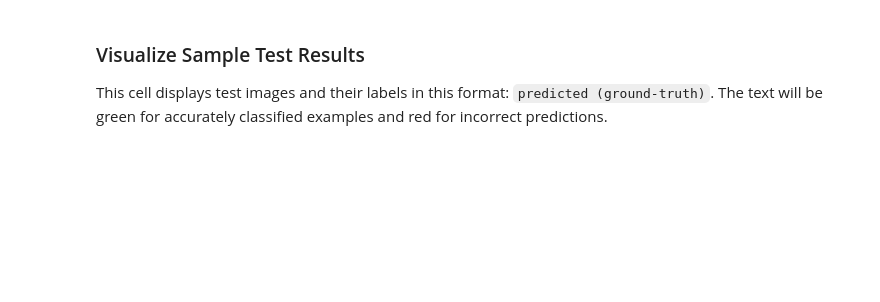
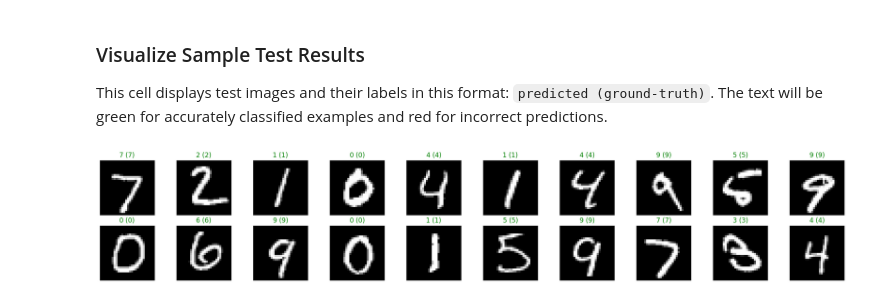
Before and after one commit to tozanni/deeplearning_with_pytorch, a Jupyter notebook: mnist_cnn_exercise.ipynb, the cells around one changed output. Drawn from its saved outputs; the diff is of its cells as text; code cells hidden in the pictures; blank space fills up the shorter version.

```diff
--- a/mnist_cnn_exercise.ipynb
+++ b/mnist_cnn_exercise.ipynb
@@ -81,13 +67,13 @@ import matplotlib.pyplot as plt
 
 # obtain one batch of training images
 dataiter = iter(train_loader)
-images, labels = dataiter.next()
+images, labels = next(dataiter)
 images = images.numpy()
 
 # plot the images in the batch, along with the corresponding labels
 fig = plt.figure(figsize=(25, 4))
 for idx in np.arange(20):
-    ax = fig.add_subplot(2, 20/2, idx+1, xticks=[], yticks=[])
+    ax = fig.add_subplot(2, 10, idx+1, xticks=[], yticks=[])
     ax.imshow(np.squeeze(images[idx]), cmap='gray')
     # print out the correct label for each image
     # .item() gets the value contained in a Tensor
@@ -342,19 +364,21 @@ This cell displays test images and their labels in this format: `predicted (grou
 # %%
 # obtain one batch of test images
 dataiter = iter(test_loader)
-images, labels = dataiter.next()
+images, labels = next(dataiter)
 
 # get sample outputs
 output = model(images)
 # convert output probabilities to predicted class
 _, preds = torch.max(output, 1)
 # prep images for display
 images = images.numpy()
 
 # plot the images in the batch, along with predicted and true labels
 fig = plt.figure(figsize=(25, 4))
 for idx in np.arange(20):
-    ax = fig.add_subplot(2, 20/2, idx+1, xticks=[], yticks=[])
+    ax = fig.add_subplot(2, 10, idx+1, xticks=[], yticks=[])
     ax.imshow(np.squeeze(images[idx]), cmap='gray')
     ax.set_title("{} ({})".format(str(preds[idx].item()), str(labels[idx].item())),
                  color=("green" if preds[idx]==labels[idx] else "red"))
+# %% [output]
+[figure, added]
```
Also changed, not shown: parts of 6 cells of this notebook.
